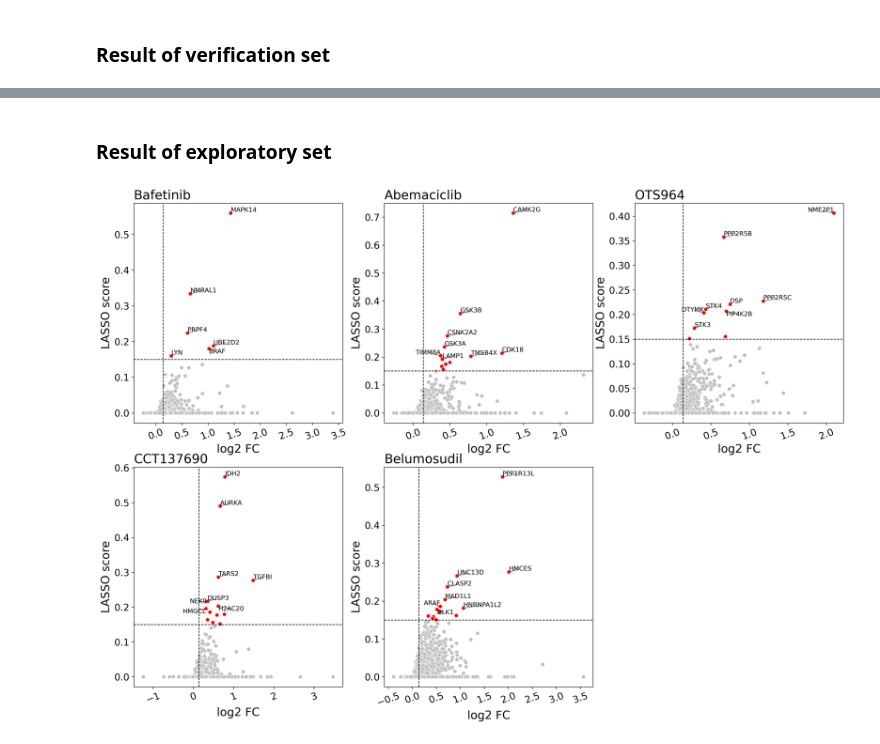
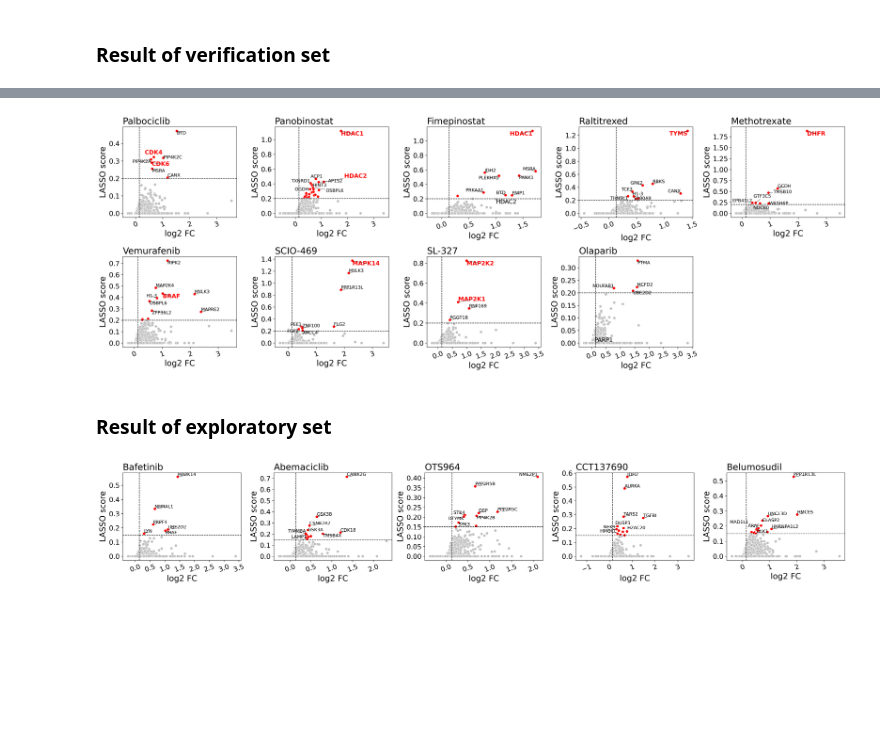
Before and after one commit to hcji/MAPS-iTSA, a Jupyter notebook: notebook/11_processing_data_without_staurosporine.ipynb, the cells around one changed output, grey strips where cells are left out. Cells and saved outputs as stored; diff of their text form; code cells hidden in the pictures; blank space fills up the shorter version.

```diff
--- a/notebook/11_processing_data_without_staurosporine.ipynb
+++ b/notebook/11_processing_data_without_staurosporine.ipynb
@@ -139,13 +139,24 @@ plat_target_ranking(scores, drug_targets)
+# %%
+# plot the result
+i = 1
+plt.figure(dpi = 300, figsize = (23.3, 8))
+for d, genes in drug_targets.items():
+    plt.subplot(2,5,i)
+    plot_results(d, scores, fold_changes, genes, fc_thres = 1.1, score_thres=0.2, top_markers = 8)
+    i += 1
+plt.tight_layout()
+# %% [output]
+[figure, added]
 # %% [markdown]
 ### Result of exploratory set
 # %%
 # define the drugs
 drugs = ['Bafetinib', 'Abemaciclib', 'OTS964', 'CCT137690', 'Belumosudil']
 
-# plot the result
-plt.figure(dpi = 300, figsize = (20, 14))
+plt.figure(dpi = 300, figsize = (23.3, 4))
 for i, d in enumerate(drugs):
-    plt.subplot(2,3,1+i)
+    plt.subplot(1,5,1+i)
     plot_results(d, scores, fold_changes, fc_thres = 1.1, score_thres=0.15, top_markers = 8)
+plt.tight_layout()
 # %% [output]
-[figure, old version]
+[figure, new version]
```
Also changed, not shown: parts of 1 cell of this notebook, 2 other files.
